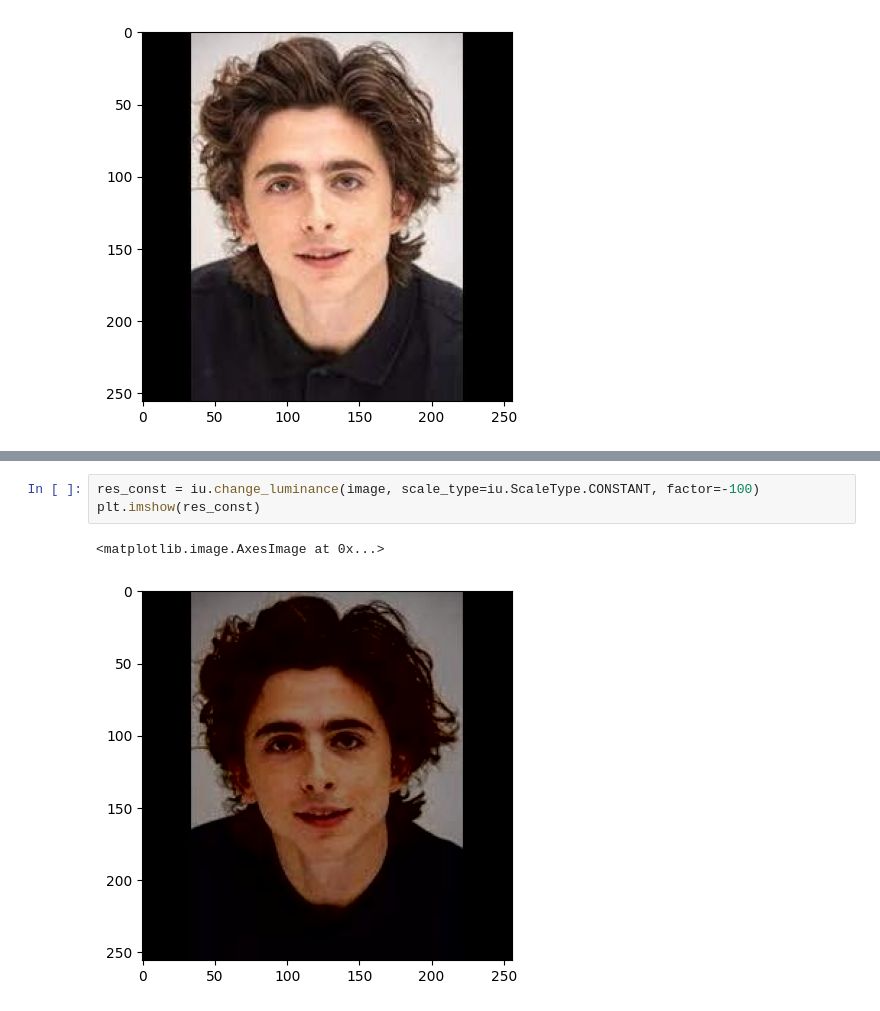
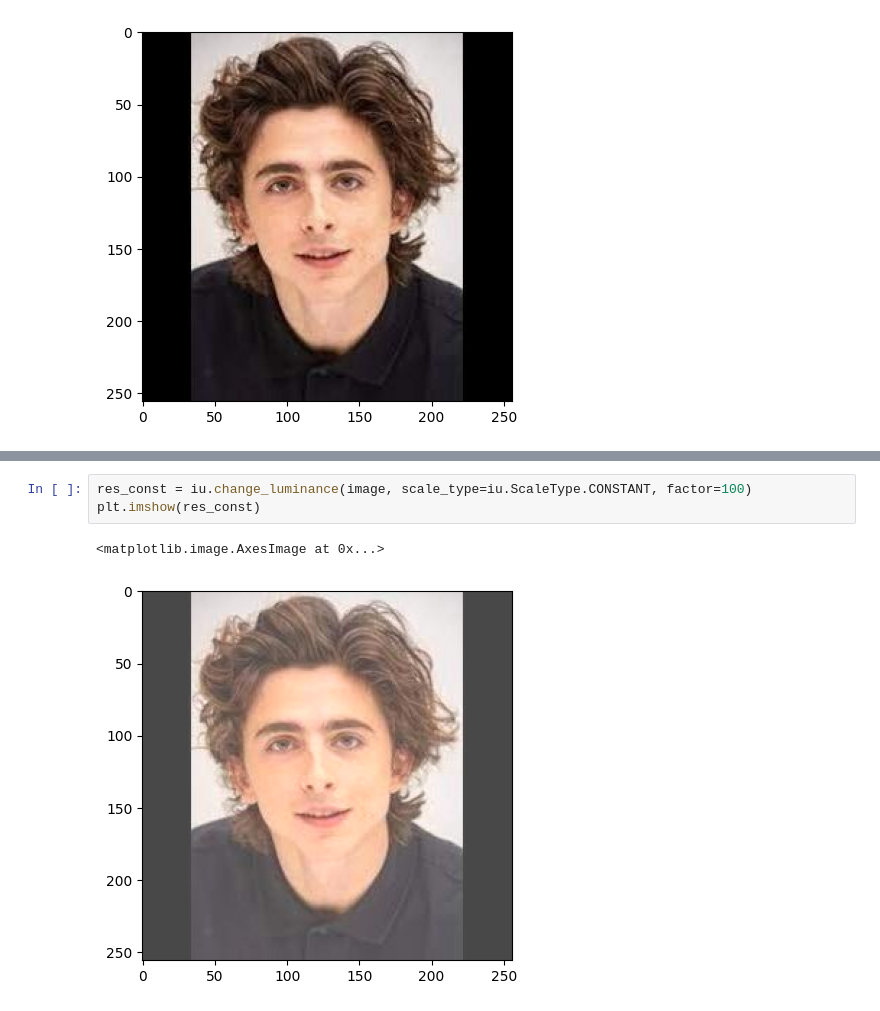
Before and after one commit to gry-mar/biometrics-assignment-1, a Jupyter notebook: notebooks/image_adjustment_test.ipynb, the cells around one changed output, grey strips where cells are left out. Drawn from its saved outputs; the diff is of its cells as text.

```diff
--- a/notebooks/image_adjustment_test.ipynb
+++ b/notebooks/image_adjustment_test.ipynb
@@ -32,9 +29,9 @@ plt.imshow(res_quadratic)
 # %%
-res_const = iu.change_luminance(image, scale_type=iu.ScaleType.CONSTANT, factor=-100)
+res_const = iu.change_luminance(image, scale_type=iu.ScaleType.CONSTANT, factor=100)
 plt.imshow(res_const)
 # %% [output]
 <matplotlib.image.AxesImage at 0x...>
-[figure, old version]
+[figure, new version]
 # %%
 res_noise = iu.add_gaussian_noise(image)
 plt.imshow(res_noise)
```
Also changed, not shown: parts of 5 cells of this notebook, 1 other file.
